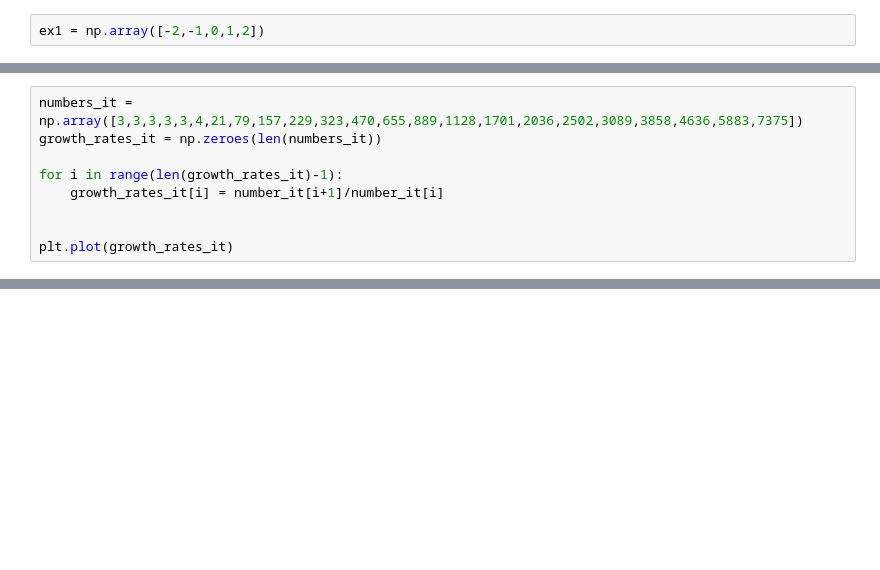
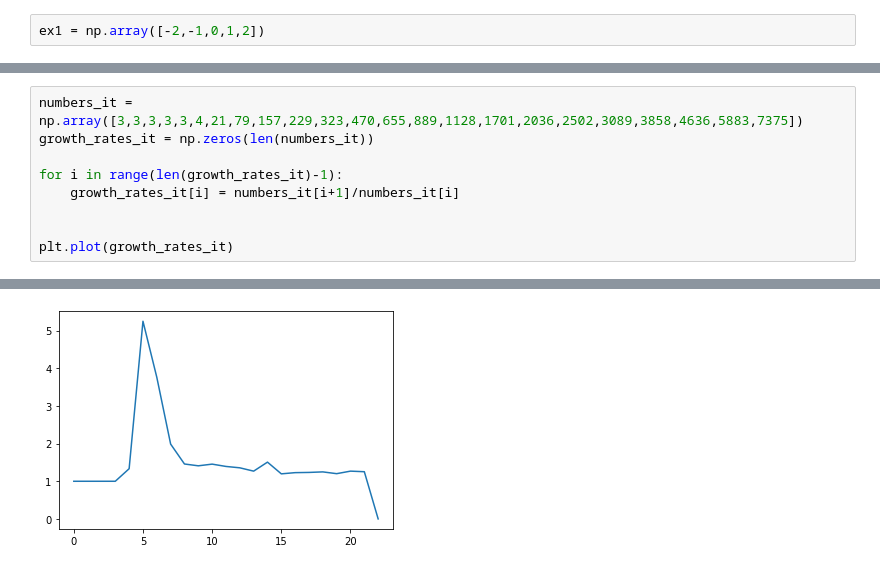
Before and after one commit to qbaiprzyjaciele/statistics-and-datascience, a Jupyter notebook: WorldDataExploring/various.ipynb, the cells around one changed output, grey strips where cells are left out. Drawn from its saved outputs; the diff is of its cells as text; blank space fills up the shorter version.

```diff
--- a/WorldDataExploring/various.ipynb
+++ b/WorldDataExploring/various.ipynb
@@ -72,9 +86,9 @@ ex1+5
 # %%
 numbers_it = np.array([3,3,3,3,3,4,21,79,157,229,323,470,655,889,1128,1701,2036,2502,3089,3858,4636,5883,7375])
-growth_rates_it = np.zeroes(len(numbers_it))
+growth_rates_it = np.zeros(len(numbers_it))
 
 for i in range(len(growth_rates_it)-1):
-    growth_rates_it[i] = number_it[i+1]/number_it[i]
+    growth_rates_it[i] = numbers_it[i+1]/numbers_it[i]
 
 
 plt.plot(growth_rates_it)
@@ -82,0 +97 @@ IndentationError: expected an indented block (<ipython-input-9-cce79af11d76>, li
+[figure, added]
```
Also changed, not shown: parts of 8 cells of this notebook, 1 other file.
